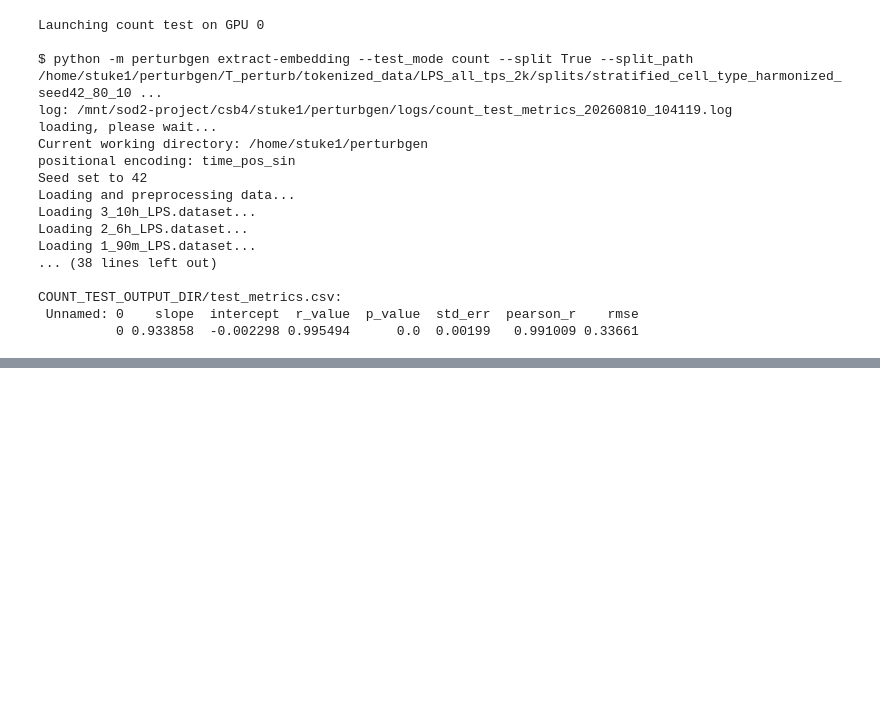
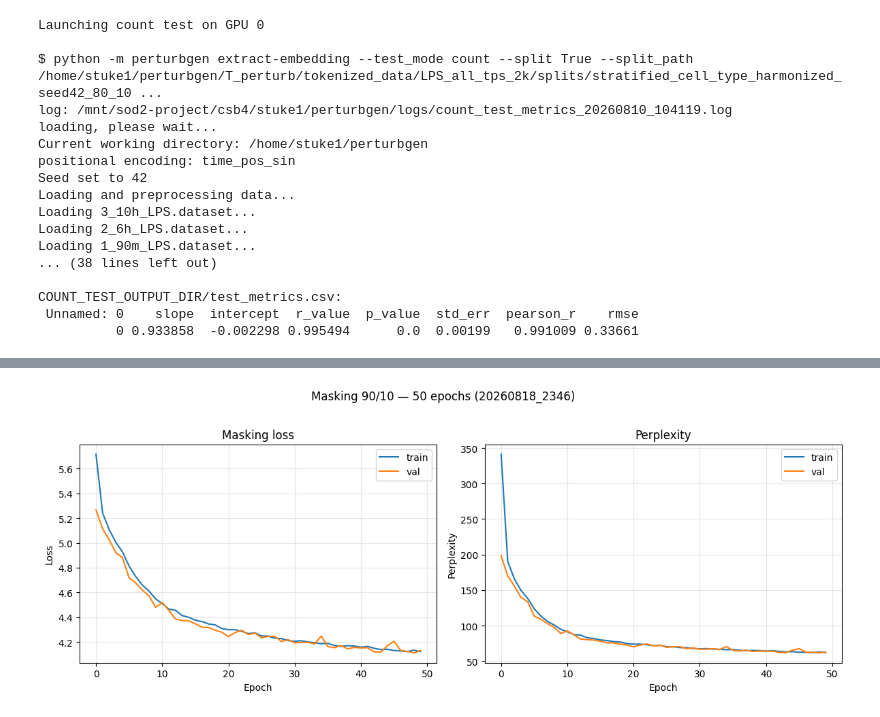
Before and after one commit to kocemir/Perturbgen, a Jupyter notebook: docs/examples/03_train_perturbgen.ipynb, the cells around one changed output, grey strips where cells are left out. Drawn from its saved outputs; the diff is of its cells as text; code cells hidden in the pictures; blank space fills up the shorter version.

```diff
--- a/docs/examples/03_train_perturbgen.ipynb
+++ b/docs/examples/03_train_perturbgen.ipynb
@@ -280,8 +332,18 @@ def find_metrics_csvs() -> list[Path]:
     for root in roots:
         cands.extend(root.glob("**/metrics.csv"))
     # Prefer cellgen masking runs; fall back to any metrics.csv.
-    cellgen = [p for p in cands if "cellgen" in p.as_posix()]
-    pool = cellgen or cands
+    masking, cellgen = [], []
+    for pth in cands:
+        posix = pth.as_posix()
+        if "cellgen" in posix:
+            cellgen.append(pth)
+        try:
+            cols = pd.read_csv(pth, nrows=8).columns
+        except Exception:
+            continue
+        if "train/masking_loss_epoch" in cols:
+            masking.append(pth)
+    pool = masking or cellgen or cands
     return sorted(pool, key=lambda p: p.stat().st_mtime)
 
 
@@ -984,0 +1057,82 @@ COUNT_TEST_OUTPUT_DIR/test_metrics.csv:
+# %%
+from pathlib import Path
+
+import matplotlib.pyplot as plt
+import pandas as pd
+
+WORKSPACE = Path("/home/stuke1/perturbgen")
+MASK_OUTPUT_DIR = str(WORKSPACE / "T_perturb" / "res" / "masking_split")
+
+# 50-epoch 90/10 masking run (override if you retrain)
+MASK_METRICS_CSV = (
+    WORKSPACE / "logs" / "20260818_2346_cellgen" / "version_0" / "metrics.csv"
+)
+if not MASK_METRICS_CSV.is_file():
+    raise FileNotFoundError(MASK_METRICS_CSV)
+
+df = pd.read_csv(MASK_METRICS_CSV)
+
+
+def epoch_series(frame: pd.DataFrame, col: str) -> pd.Series:
+    tmp = frame[["epoch", col]].dropna()
+    return tmp.groupby("epoch", as_index=True)[col].last().sort_index()
+
+
+train_loss = epoch_series(df, "train/masking_loss_epoch")
+val_loss = epoch_series(df, "val/loss_epoch")
+train_ppl = epoch_series(df, "train/perplexity_epoch")
+val_ppl = epoch_series(df, "val/perplexity_epoch")
+
+summary = pd.DataFrame(
+    [
+        {
+            "metric": name,
+            "epoch0": float(s.iloc[0]),
+            "last": float(s.iloc[-1]),
+            "best": float(s.min()),
+            "best_epoch": int(s.idxmin()),
+        }
+        for name, s in [
+            ("train/masking_loss_epoch", train_loss),
+            ("val/loss_epoch", val_loss),
+            ("train/perplexity_epoch", train_ppl),
+            ("val/perplexity_epoch", val_ppl),
+        ]
+        if not s.empty
+    ]
+)
+
+print("metrics.csv:", MASK_METRICS_CSV)
+print("epochs:", int(train_loss.index.max()) + 1 if not train_loss.empty else 0)
+display(summary)
+
+out_dir = Path(MASK_OUTPUT_DIR)
+out_dir.mkdir(parents=True, exist_ok=True)
+fig_path = out_dir / "masking_split_90_10_training_curves.png"
+
+fig, axes = plt.subplots(1, 2, figsize=(12, 4.5))
+
+ax = axes[0]
+ax.plot(train_loss.index, train_loss.values, label="train")
+ax.plot(val_loss.index, val_loss.values, label="val")
+ax.set_title("Masking loss")
+ax.set_xlabel("Epoch")
+ax.set_ylabel("Loss")
+ax.grid(True, alpha=0.3)
+ax.legend()
+
+ax = axes[1]
+ax.plot(train_ppl.index, train_ppl.values, label="train")
+ax.plot(val_ppl.index, val_ppl.values, label="val")
+ax.set_title("Perplexity")
+ax.set_xlabel("Epoch")
+ax.set_ylabel("Perplexity")
+ax.grid(True, alpha=0.3)
+ax.legend()
+
+fig.suptitle("Masking 90/10 — 50 epochs (20260818_2346)", y=1.02)
+fig.tight_layout()
+fig.savefig(fig_path, dpi=150, bbox_inches="tight")
+plt.show()
+print("Saved curve:", fig_path)
+# %% [output]
@@ -984,0 +1146 @@ COUNT_TEST_OUTPUT_DIR/test_metrics.csv:
+[figure, added]
```
Also changed, not shown: parts of 9 cells of this notebook, 7 other files.
